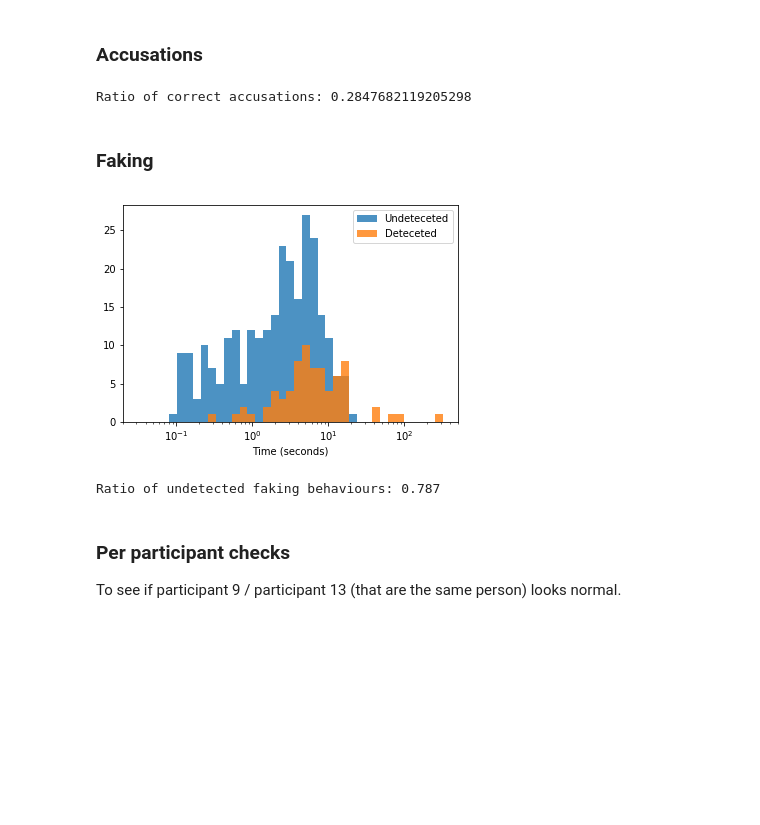
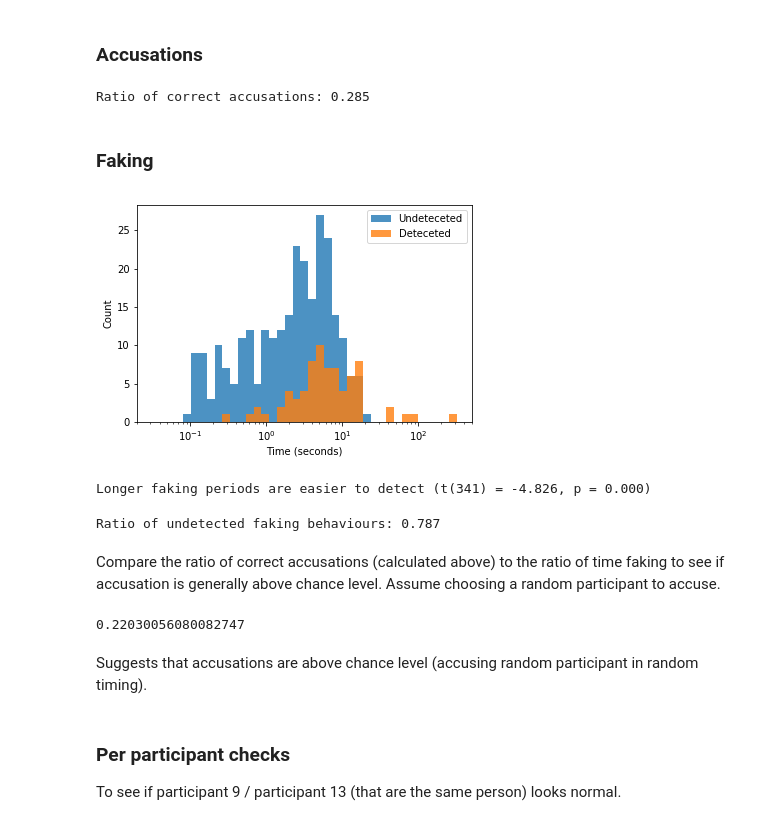
Before and after one commit to Nagasaki45/UnsocialVR, a Jupyter notebook: experiment/Analysis.ipynb, the cells around one changed output. Drawn from its saved outputs; the diff is of its cells as text; code cells hidden in the pictures; blank space fills up the shorter version.

```diff
--- a/experiment/Analysis.ipynb
+++ b/experiment/Analysis.ipynb
@@ -232,9 +237,9 @@ Name: session_length, dtype: timedelta64[ns]
 # %%
 accusations = to_dataframe(events, 'accuse')
 # %%
-print(f'Ratio of correct accusations: {accusations.correct.mean()}')
+print(f'Ratio of correct accusations: {accusations.correct.mean():.3f}')
 # %% [output]
-Ratio of correct accusations: 0.2847682119205298
+Ratio of correct accusations: 0.285
 # %% [markdown]
 ### Faking
 # %%
@@ -242,17 +247,35 @@ faking = to_dataframe(events, filter_=lambda e: e.kind == 'autopilot' and not e.
 # %%
 ax = plt.subplot()
 kwargs = {'bins': np.logspace(-1.5, 2.5, 40), 'alpha': .8}
 ax.hist(faking.time[faking.went_undetected == True], label='Undeteceted', **kwargs)
 ax.hist(faking.time[faking.went_undetected == False], label='Deteceted', **kwargs)
 ax.set_xscale('log')
 plt.xlabel('Time (seconds)')
+plt.ylabel('Count')
 plt.legend();
 # %% [output]
-[figure, old version]
+[figure, new version]
+# %%
+undetected = faking[faking.went_undetected == True].time
+detected = faking[faking.went_undetected == False].time
+t, p = sps.ttest_ind(undetected, detected)
+p = p / 2  # Fixing p value for one sided t-test
+degrees_of_freedom = len(undetected) + len(detected) - 2
+print(f'Longer faking periods are easier to detect (t({degrees_of_freedom}) = {t:.3f}, p = {p:.3f})')
+# %% [output]
+Longer faking periods are easier to detect (t(341) = -4.826, p = 0.000)
 # %%
 print(f'Ratio of undetected faking behaviours: {faking.went_undetected.mean():.3f}')
 # %% [output]
 Ratio of undetected faking behaviours: 0.787
+# %% [markdown]
+Compare the ratio of correct accusations (calculated above) to the ratio of time faking to see if accusation is generally above chance level. Assume choosing a random participant to accuse.
+# %%
+(faking.time / faking.session_length).sum() / 12
+# %% [output]
+0.22030056080082747
+# %% [markdown]
+Suggests that accusations are above chance level (accusing random participant in random timing).
 # %% [markdown]
 ### Per participant checks
 
```
Also changed, not shown: parts of 26 cells of this notebook.
